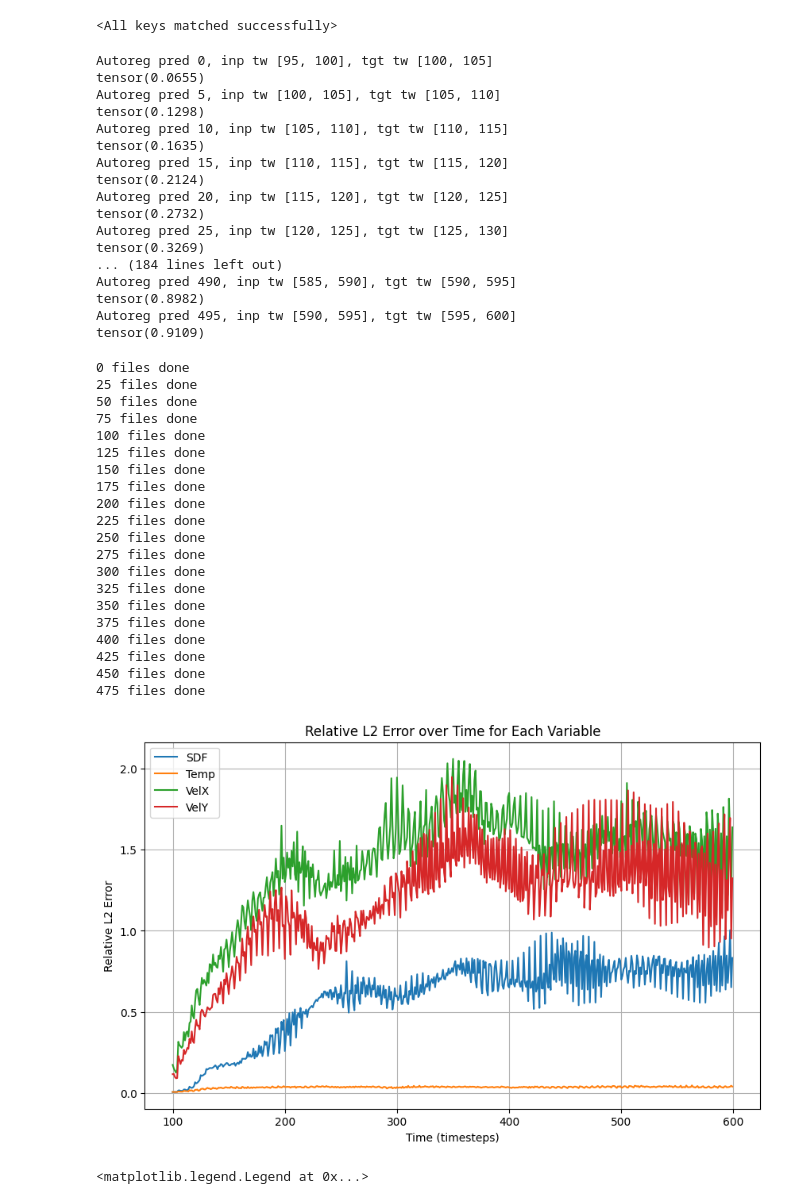
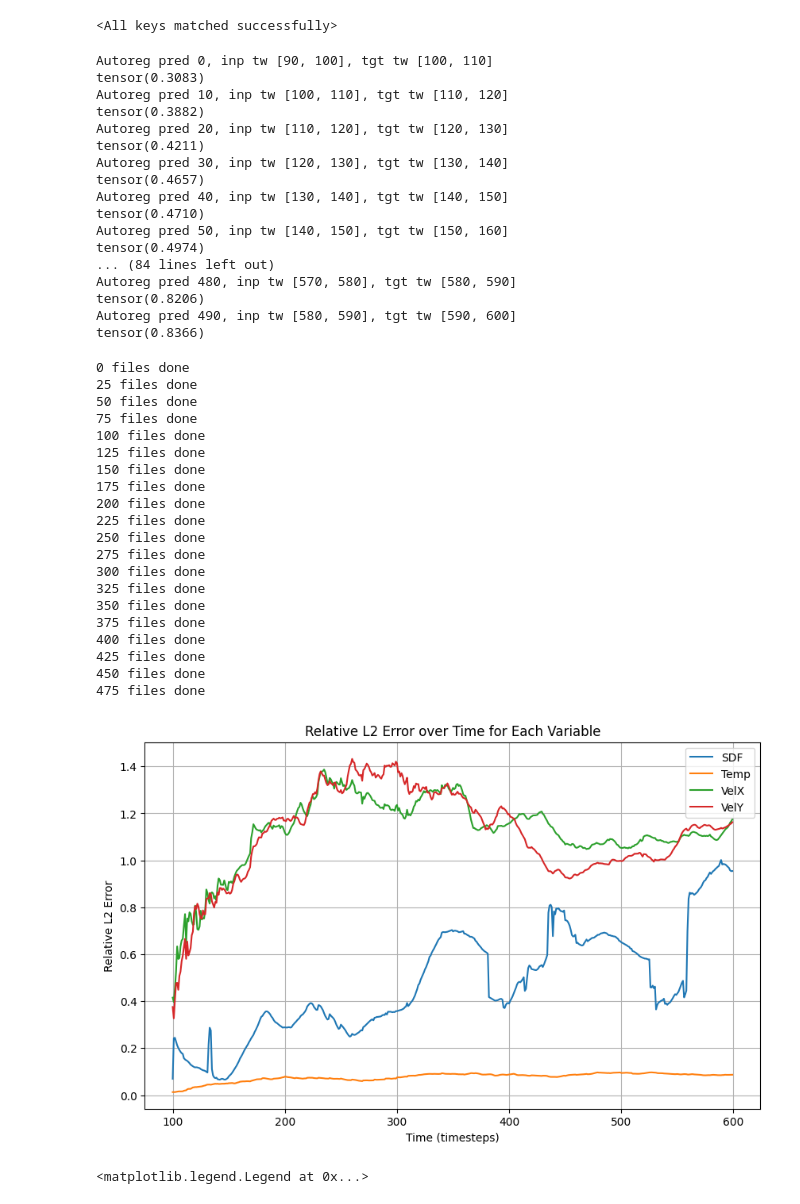
Before and after one commit to arthurfeeney/Bubbleformer, a Jupyter notebook: scripts/inference_autoregressive.ipynb, the cells around one changed output. Saved outputs shown, nothing was run; the diff lists cells and outputs as text; code cells hidden in the pictures.

```diff
--- a/scripts/inference_autoregressive.ipynb
+++ b/scripts/inference_autoregressive.ipynb
@@ -3,19 +3,19 @@ import torch
 from bubbleformer.models import get_model
 from bubbleformer.data import BubblemlForecast
 # %%
-test_path = ["/share/crsp/lab/ai4ts/share/BubbleML_f32/PoolBoiling-Saturated-FC72-2D-0.1/Twall-92.hdf5"]
+test_path = ["/share/crsp/lab/ai4ts/share/BubbleML_f32/PoolBoiling-SubCooled-FC72-2D-0.1/Twall-100.hdf5"]
 test_dataset = BubblemlForecast(
     filenames=test_path,
     fields=["dfun", "temperature", "velx", "vely"],
     norm="none",
-    time_window=5,
-    start_time=95
+    time_window=10,
+    start_time=90
 )
 # %%
-model_name = "avit_spatial_only"
+model_name = "avit"
 model_kwargs = {
     "fields": 4,
-    "time_window": 5,
+    "time_window": 10,
     "patch_size": 16,
     "embed_dim": 384,
     "processor_blocks": 12,
@@ -25,7 +25,7 @@ model_kwargs = {
 model = get_model(model_name, **model_kwargs)
 # %%
 from collections import OrderedDict
-weights_path = "/pub/sheikhh1/bubbleformer_logs/avit_spatial_only_poolboiling_saturated_36173273/hpc_ckpt_3.ckpt"
+weights_path = "/pub/sheikhh1/bubbleformer_logs/avit_poolboiling_subcooled_36387447/hpc_ckpt_4.ckpt"
 model_data = torch.load(weights_path, weights_only=False)
 print(model_data.keys())
 diff_term, div_term = model_data['hyper_parameters']['normalization_constants']
@@ -67,23 +67,23 @@ for itr in range(0, 500, skip_itrs):
     timesteps.append(torch.arange(start_time+itr+skip_itrs, start_time+itr+2*skip_itrs))
     print(criterion(pred, tgt))
 # %% [output]
-Autoreg pred 0, inp tw [95, 100], tgt tw [100, 105]
-tensor(0.0655)
-Autoreg pred 5, inp tw [100, 105], tgt tw [105, 110]
-tensor(0.1298)
-Autoreg pred 10, inp tw [105, 110], tgt tw [110, 115]
-tensor(0.1635)
-Autoreg pred 15, inp tw [110, 115], tgt tw [115, 120]
-tensor(0.2124)
-Autoreg pred 20, inp tw [115, 120], tgt tw [120, 125]
-tensor(0.2732)
-Autoreg pred 25, inp tw [120, 125], tgt tw [125, 130]
-tensor(0.3269)
-... (184 lines left out)
-Autoreg pred 490, inp tw [585, 590], tgt tw [590, 595]
-tensor(0.8982)
-Autoreg pred 495, inp tw [590, 595], tgt tw [595, 600]
-tensor(0.9109)
+Autoreg pred 0, inp tw [90, 100], tgt tw [100, 110]
+tensor(0.3083)
+Autoreg pred 10, inp tw [100, 110], tgt tw [110, 120]
+tensor(0.3882)
+Autoreg pred 20, inp tw [110, 120], tgt tw [120, 130]
+tensor(0.4211)
+Autoreg pred 30, inp tw [120, 130], tgt tw [130, 140]
+tensor(0.4657)
+Autoreg pred 40, inp tw [130, 140], tgt tw [140, 150]
+tensor(0.4710)
+Autoreg pred 50, inp tw [140, 150], tgt tw [150, 160]
+tensor(0.4974)
+... (84 lines left out)
+Autoreg pred 480, inp tw [570, 580], tgt tw [580, 590]
+tensor(0.8206)
+Autoreg pred 490, inp tw [580, 590], tgt tw [590, 600]
+tensor(0.8366)
 # %%
 from bubbleformer.utils.plot_utils import plot_bubbleml
 
@@ -96,34 +96,34 @@ preds = model_preds * div_term.view(1, num_var, 1, 1) + diff_term.view(1, num_va
 targets = model_targets * div_term.view(1, num_var, 1, 1) + diff_term.view(1, num_var, 1, 1) # denormalize
 # %%
 import os
-save_dir = "/pub/sheikhh1/bubbleformer_logs/avit_spatial_only_poolboiling_saturated_36173273/epoch_200_outputs/sat_92"
+save_dir = "/pub/sheikhh1/bubbleformer_logs/avit_poolboiling_subcooled_36387447/epoch_200_outputs/sub_100"
 os.makedirs(save_dir, exist_ok=True)
 save_path = os.path.join(save_dir, "predictions.pt")
 
 torch.save({"preds": preds, "targets": targets, "timesteps": timesteps}, save_path)
 plot_bubbleml(preds, targets, timesteps, save_dir)
 # %% [output]
 0 files done
 25 files done
 50 files done
 75 files done
 100 files done
 125 files done
 150 files done
 175 files done
 200 files done
 225 files done
 250 files done
 275 files done
 300 files done
 325 files done
 350 files done
 375 files done
 400 files done
 425 files done
 450 files done
 475 files done
-[figure, old version]
+[figure, new version]
 # %%
 def get_eikonal_loss(phi):
     """
```
Also changed, not shown: 14 other files.
